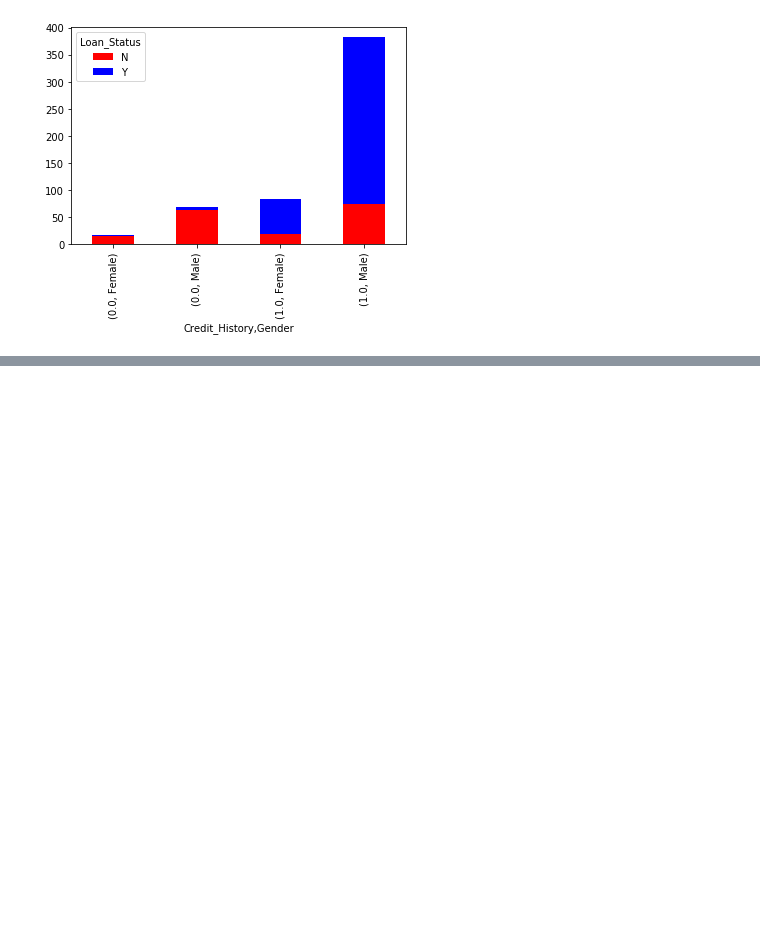
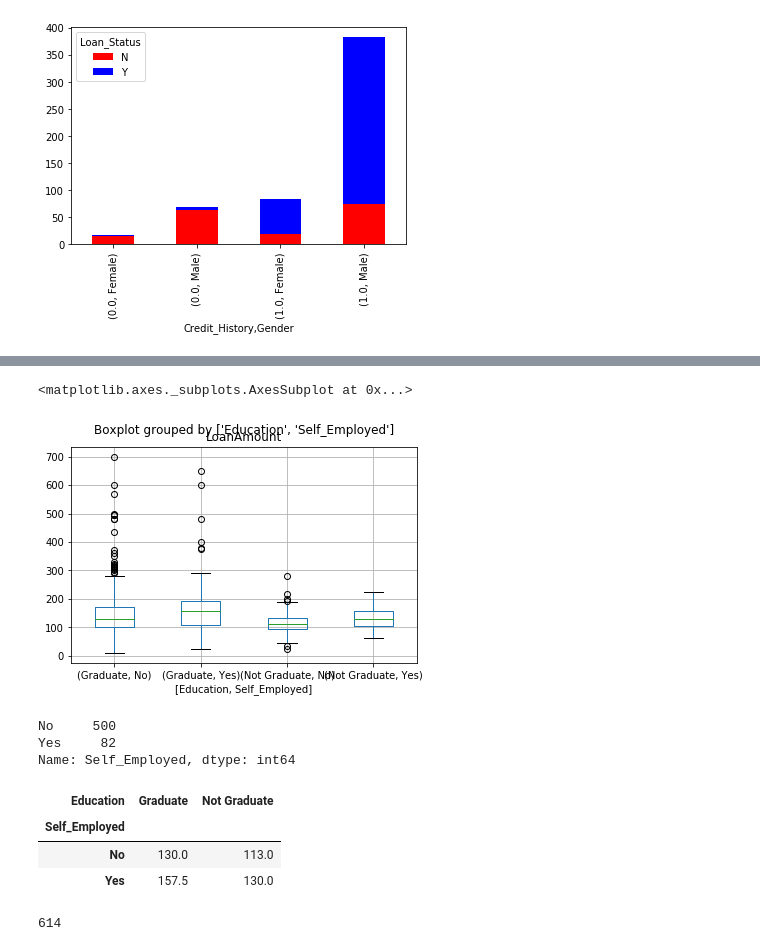
Before and after one commit to Anes31/Loan-Prediction, a Jupyter notebook: Loan_Prediction.ipynb, the cells around one changed output, grey strips where cells are left out. Saved outputs shown, nothing was run; the diff lists cells and outputs as text; code cells hidden in the pictures; blank space fills up the shorter version.

```diff
--- a/Loan_Prediction.ipynb
+++ b/Loan_Prediction.ipynb
@@ -144,0 +158,11 @@ temp5.plot(kind='bar', stacked=True, color=['red','blue'], grid=False)
+# %%
+data.boxplot(column='LoanAmount', by=['Education', 'Self_Employed'])
+# %% [output]
+<matplotlib.axes._subplots.AxesSubplot at 0x...>
+[figure, added]
+# %%
+data['Self_Employed'].value_counts()
+# %% [output]
+No     500
+Yes     82
+Name: Self_Employed, dtype: int64
@@ -144,0 +171,8 @@ temp5.plot(kind='bar', stacked=True, color=['red','blue'], grid=False)
+# %%
+table = data.pivot_table(values='LoanAmount',index='Self_Employed',columns='Education', aggfunc=np.median)
+table
+# %% [output]
+| Education | Graduate | Not Graduate |
+| Self_Employed |  |  |
+| No | 130.0 | 113.0 |
+| Yes | 157.5 | 130.0 |
@@ -144,0 +184,4 @@ temp5.plot(kind='bar', stacked=True, color=['red','blue'], grid=False)
+# %%
+sum(data['LoanAmount'].notnull())
+# %% [output]
+614
```
Also changed, not shown: parts of 18 cells of this notebook.
